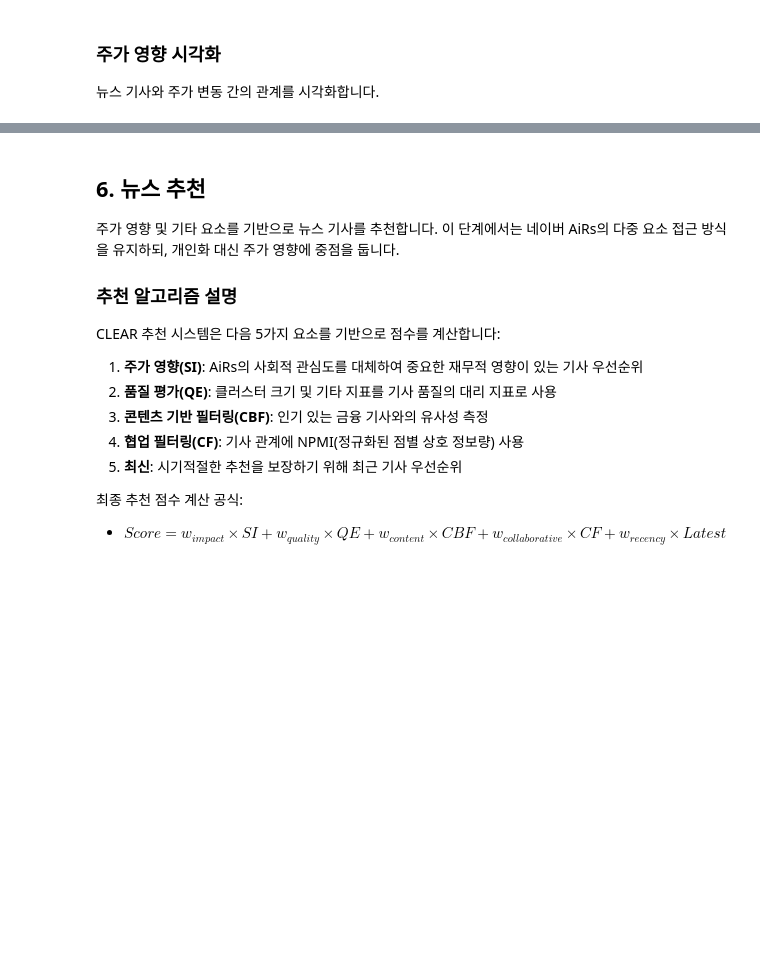
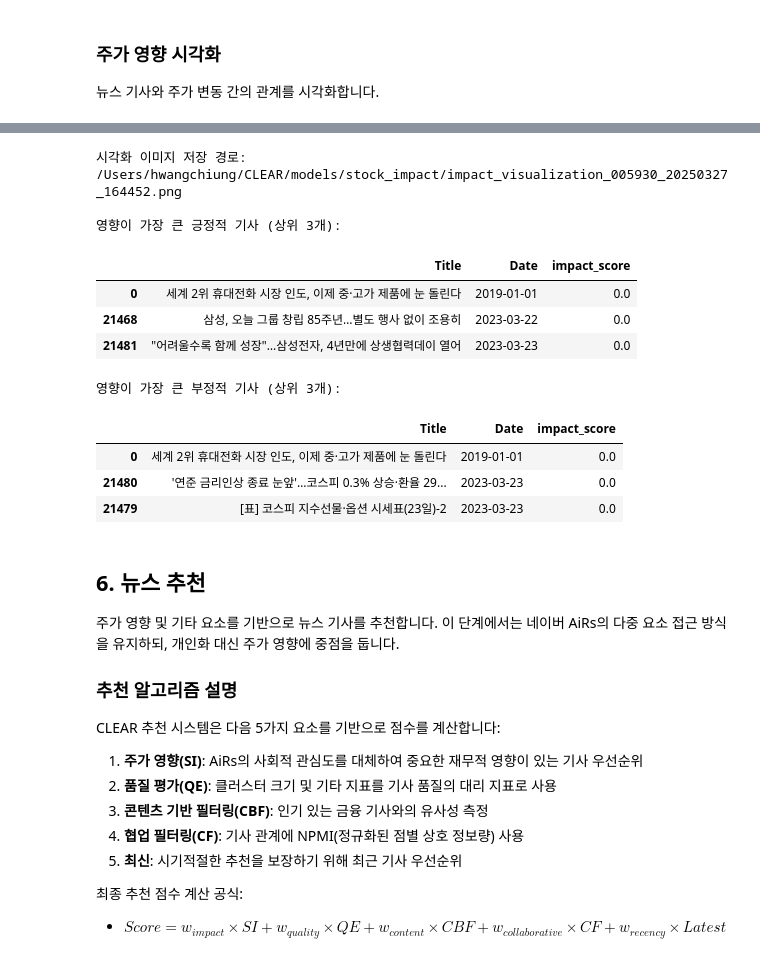
Before and after one commit to Kororu-lab/CLEAR, a Jupyter notebook: CLEAR_demo.ipynb, the cells around one changed output, grey strips where cells are left out. Drawn from its saved outputs; the diff is of its cells as text; code cells hidden in the pictures; blank space fills up the shorter version.

```diff
--- a/CLEAR_demo.ipynb
+++ b/CLEAR_demo.ipynb
@@ -650,8 +650,11 @@ viz_path = impact_analyzer.visualize_impact(
     impact_df,
     stock_data,
     ticker,
-    save_path=None  # 저장하지 않고 직접 표시
+    # save_path=None  # 저장하지 않고 직접 표시
 )
+
+# 시각화된 이미지 경로 출력
+print(f"시각화 이미지 저장 경로: {viz_path}")
 
 # 영향이 큰 상위 기사 확인
 print("\n영향이 가장 큰 긍정적 기사 (상위 3개):")
@@ -664,3 +668,15 @@ TypeError: StockImpactAnalyzer.visualize_impact() got an unexpected keyword argu
+시각화 이미지 저장 경로: /Users/hwangchiung/CLEAR/models/stock_impact/impact_visualization_005930_20250327_164452.png
+
+영향이 가장 큰 긍정적 기사 (상위 3개):
+|  | Title | Date | impact_score |
+| 0 | 세계 2위 휴대전화 시장 인도, 이제 중·고가 제품에 눈 돌린다 | 2019-01-01 | 0.0 |
+| 21468 | 삼성, 오늘 그룹 창립 85주년…별도 행사 없이 조용히 | 2023-03-22 | 0.0 |
+| 21481 | "어려울수록 함께 성장"…삼성전자, 4년만에 상생협력데이 열어 | 2023-03-23 | 0.0 |
+영향이 가장 큰 부정적 기사 (상위 3개):
+|  | Title | Date | impact_score |
+| 0 | 세계 2위 휴대전화 시장 인도, 이제 중·고가 제품에 눈 돌린다 | 2019-01-01 | 0.0 |
+| 21480 | '연준 금리인상 종료 눈앞'…코스피 0.3% 상승·환율 29... | 2023-03-23 | 0.0 |
+| 21479 | [표] 코스피 지수선물·옵션 시세표(23일)-2 | 2023-03-23 | 0.0 |
 # %% [markdown]
 ## 6. 뉴스 추천
 
```
Also changed, not shown: parts of 16 cells of this notebook, 1 other file.
